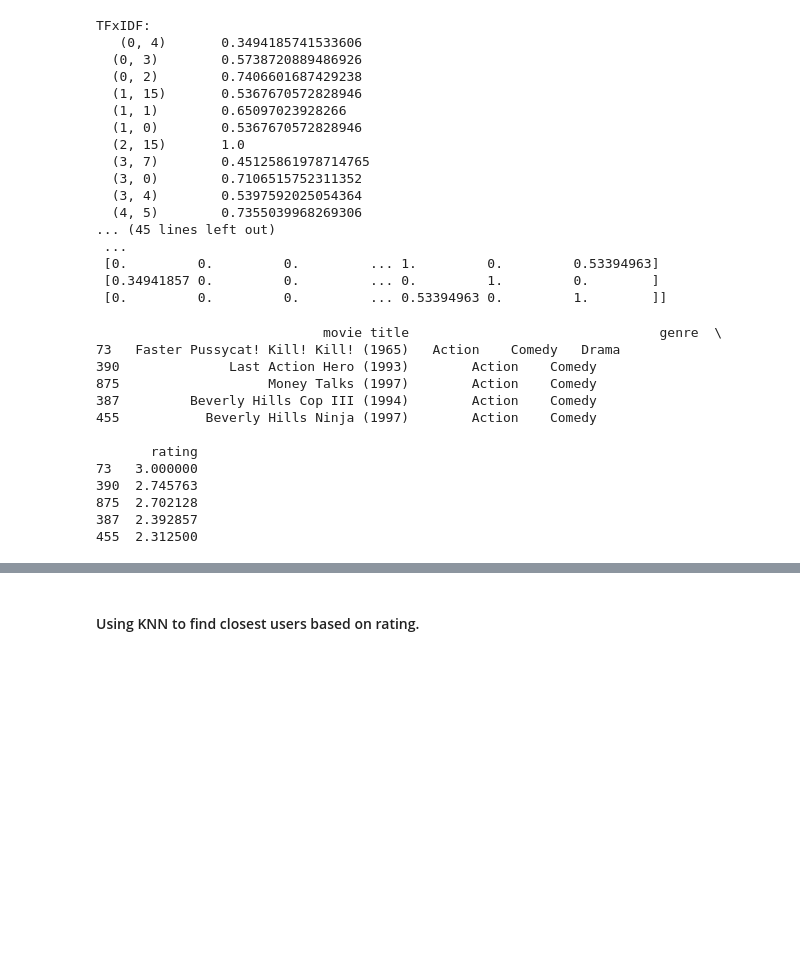
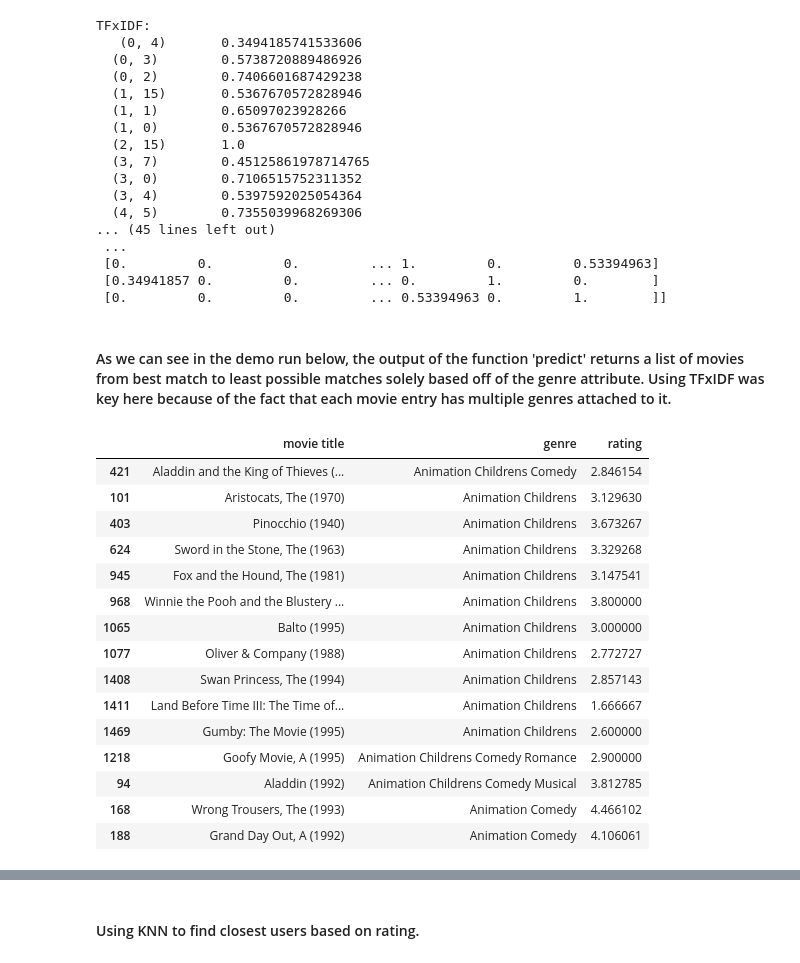
Before and after one commit to elicaluya/MovieRecommender, a Jupyter notebook: Jupyter_Notebook_Report.ipynb, the cells around one changed output, grey strips where cells are left out. Drawn from its saved outputs; the diff is of its cells as text; code cells hidden in the pictures; blank space fills up the shorter version.

```diff
--- a/Jupyter_Notebook_Report.ipynb
+++ b/Jupyter_Notebook_Report.ipynb
@@ -346,7 +360,6 @@ df_movie_genre = pd.read_csv(DATA_PATH + 'movies_w_genre.csv', header=0)
 class Genre:
     def __init__(self, sim_metric="cosine"):
         self.tfidf_movies_genres = TfidfVectorizer(token_pattern = '[a-zA-Z0-9\-]+')
-
     def fit(self, dataset):
         self.dataset = dataset
         #creating the tfidf matrix
@@ -370,7 +383,7 @@ class Genre:
         movie_indices = [i[0] for i in movies_sim_scores]
 
         #outputting results sorted by ratings
-        return self.dataset[['movie title','genre','rating']].iloc[movie_indices].sort_values('rating', ascending=False)
+        return self.dataset[['movie title','genre','rating']].iloc[movie_indices]#.sort_values('rating', ascending=False)
 # %%
 ##For testing genre based
 # genre_test = Genre_Based("Toy Story (1995)", df_movie_genre)
@@ -396,20 +409,25 @@ TFxIDF:
  [0.         0.         0.         ... 1.         0.         0.53394963]
  [0.34941857 0.         0.         ... 0.         1.         0.        ]
  [0.         0.         0.         ... 0.53394963 0.         1.        ]]
+# %% [markdown]
+#### As we can see in the demo run below, the output of the function 'predict' returns a list of movies from best match to least possible matches solely based off of the genre attribute. Using TFxIDF was key here because of the fact that each movie entry has multiple genres attached to it.
 # %%
-movies = genre.predict("Get Shorty (1995)", 5)
-print(movies)
+movies = genre.predict("Toy Story (1995)", 15)
+movies
 # %% [output]
-                             movie title                                genre  \
-73   Faster Pussycat! Kill! Kill! (1965)   Action    Comedy   Drama
-390              Last Action Hero (1993)        Action    Comedy
-875                   Money Talks (1997)        Action    Comedy
-387         Beverly Hills Cop III (1994)        Action    Comedy
-455           Beverly Hills Ninja (1997)        Action    Comedy
-
-       rating
-73   3.000000
-390  2.745763
-875  2.702128
-387  2.392857
-455  2.312500
+|  | movie title | genre | rating |
+| 421 | Aladdin and the King of Thieves (... | Animation Childrens Comedy | 2.846154 |
+| 101 | Aristocats, The (1970) | Animation Childrens | 3.129630 |
+| 403 | Pinocchio (1940) | Animation Childrens | 3.673267 |
+| 624 | Sword in the Stone, The (1963) | Animation Childrens | 3.329268 |
+| 945 | Fox and the Hound, The (1981) | Animation Childrens | 3.147541 |
+| 968 | Winnie the Pooh and the Blustery ... | Animation Childrens | 3.800000 |
+| 1065 | Balto (1995) | Animation Childrens | 3.000000 |
+| 1077 | Oliver & Company (1988) | Animation Childrens | 2.772727 |
+| 1408 | Swan Princess, The (1994) | Animation Childrens | 2.857143 |
+| 1411 | Land Before Time III: The Time of... | Animation Childrens | 1.666667 |
+| 1469 | Gumby: The Movie (1995) | Animation Childrens | 2.600000 |
+| 1218 | Goofy Movie, A (1995) | Animation Childrens Comedy Romance | 2.900000 |
+| 94 | Aladdin (1992) | Animation Childrens Comedy Musical | 3.812785 |
+| 168 | Wrong Trousers, The (1993) | Animation Comedy | 4.466102 |
+| 188 | Grand Day Out, A (1992) | Animation Comedy | 4.106061 |
```
Also changed, not shown: parts of 9 cells of this notebook, 3 other files.
